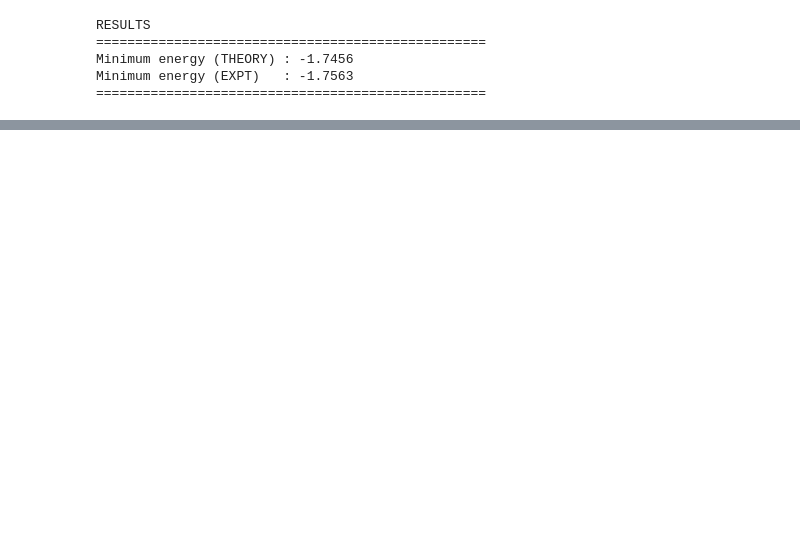
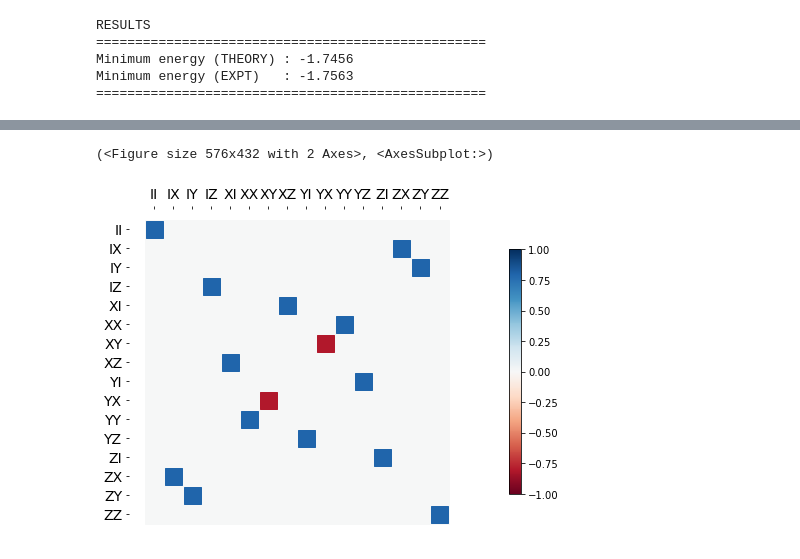
Before and after one commit to Kamanasish-Debnath/WACQT-Quantum-Simulator-using-Master-Equation, a Jupyter notebook: Groundstate of hydrogen (including the measurement errors).ipynb, the cells around one changed output, grey strips where cells are left out. Cells and saved outputs as stored; diff of their text form; code cells hidden in the pictures; blank space fills up the shorter version.

```diff
--- a/Groundstate of hydrogen (including the measurement errors).ipynb
+++ b/Groundstate of hydrogen (including the measurement errors).ipynb
@@ -97,0 +117,5 @@ Minimum energy (EXPT)   : -1.7563
+# %%
+hinton(Z)
+# %% [output]
+(<Figure size 576x432 with 2 Axes>, <AxesSubplot:>)
+[figure, added]
```
Also changed, not shown: parts of 6 cells of this notebook, 1 other file.
